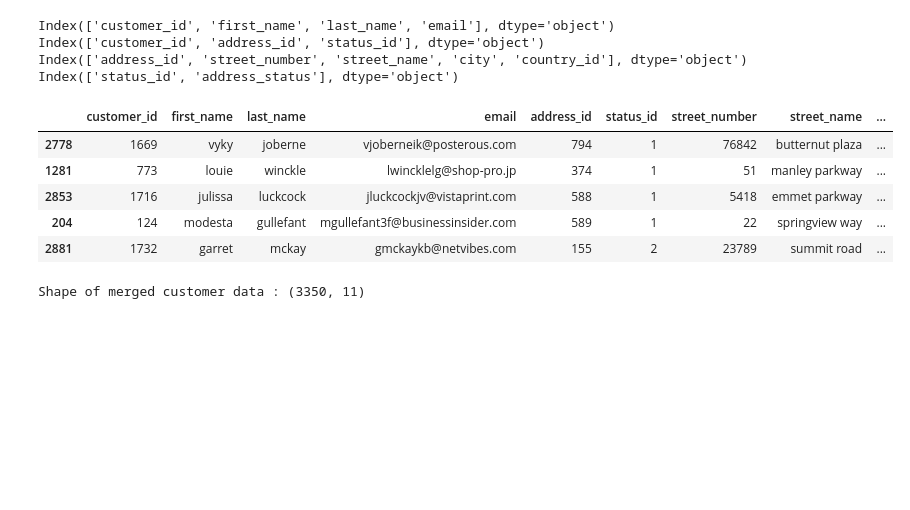
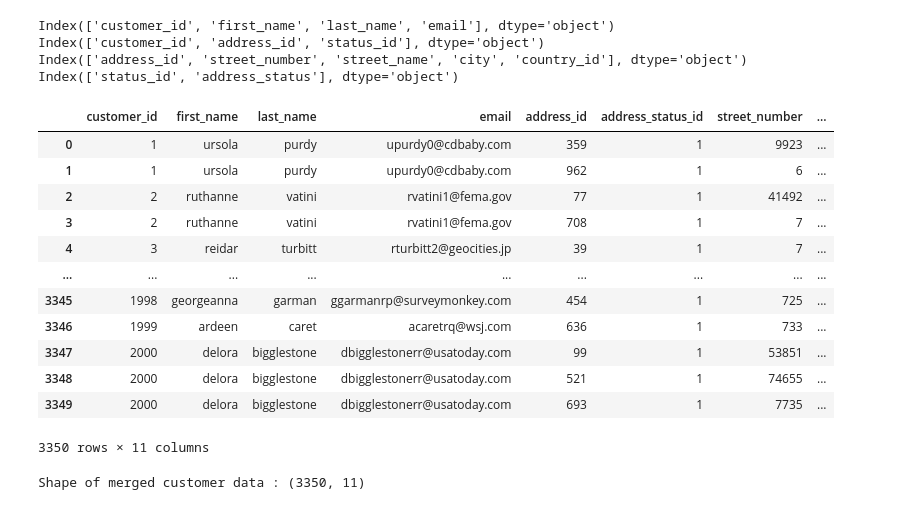
Before and after one commit to Ranjith-DS/DS_Final_Project_01, a Jupyter notebook: Notebook/EDA New.ipynb, the cells around one changed output. Saved outputs shown, nothing was run; the diff lists cells and outputs as text; code cells hidden in the pictures; blank space fills up the shorter version.

```diff
--- a/Notebook/EDA New.ipynb
+++ b/Notebook/EDA New.ipynb
@@ -422,20 +434,30 @@ Index(['customer_id', 'first_name', 'last_name', 'email'], dtype='object')
 Index(['customer_id', 'address_id', 'status_id'], dtype='object')
 Index(['address_id', 'street_number', 'street_name', 'city', 'country_id'], dtype='object')
 Index(['status_id', 'address_status'], dtype='object')
+# %%
+customer_address_id.rename(columns={"status_id" : 'address_status_id'},inplace=True)
+address_status.rename(columns={'status_id' : 'address_status_id'},inplace=True)
 # %%
 # MErging customer with customer address ID table
 
 customer_data = pd.merge(customer,customer_address_id, how='left',on='customer_id')
 customer_data = pd.merge(customer_data,customer_address_details,how='left',on='address_id')
-customer_data = pd.merge(customer_data,address_status,how='left',on='status_id')
-customer_data.sample(5)
+customer_data = pd.merge(customer_data,address_status,how='left',on='address_status_id')
+customer_data
 # %% [output]
-|  | customer_id | first_name | last_name | email | address_id | status_id | street_number | street_name | ... |
-| 2778 | 1669 | vyky | joberne | vjoberneik@posterous.com | 794 | 1 | 76842 | butternut plaza | ... |
-| 1281 | 773 | louie | winckle | lwincklelg@shop-pro.jp | 374 | 1 | 51 | manley parkway | ... |
-| 2853 | 1716 | julissa | luckcock | jluckcockjv@vistaprint.com | 588 | 1 | 5418 | emmet parkway | ... |
-| 204 | 124 | modesta | gullefant | mgullefant3f@businessinsider.com | 589 | 1 | 22 | springview way | ... |
-| 2881 | 1732 | garret | mckay | gmckaykb@netvibes.com | 155 | 2 | 23789 | summit road | ... |
+|  | customer_id | first_name | last_name | email | address_id | address_status_id | street_number | ... |
+| 0 | 1 | ursola | purdy | upurdy0@cdbaby.com | 359 | 1 | 9923 | ... |
+| 1 | 1 | ursola | purdy | upurdy0@cdbaby.com | 962 | 1 | 6 | ... |
+| 2 | 2 | ruthanne | vatini | rvatini1@fema.gov | 77 | 1 | 41492 | ... |
+| 3 | 2 | ruthanne | vatini | rvatini1@fema.gov | 708 | 1 | 7 | ... |
+| 4 | 3 | reidar | turbitt | rturbitt2@geocities.jp | 39 | 1 | 7 | ... |
+| ... | ... | ... | ... | ... | ... | ... | ... | ... |
+| 3345 | 1998 | georgeanna | garman | ggarmanrp@surveymonkey.com | 454 | 1 | 725 | ... |
+| 3346 | 1999 | ardeen | caret | acaretrq@wsj.com | 636 | 1 | 733 | ... |
+| 3347 | 2000 | delora | bigglestone | dbigglestonerr@usatoday.com | 99 | 1 | 53851 | ... |
+| 3348 | 2000 | delora | bigglestone | dbigglestonerr@usatoday.com | 521 | 1 | 74655 | ... |
+| 3349 | 2000 | delora | bigglestone | dbigglestonerr@usatoday.com | 693 | 1 | 7735 | ... |
+3350 rows × 11 columns
 # %%
 print(f"Shape of merged customer data : {customer_data.shape}")
 # %% [output]
```
Also changed, not shown: parts of 94 cells of this notebook.
